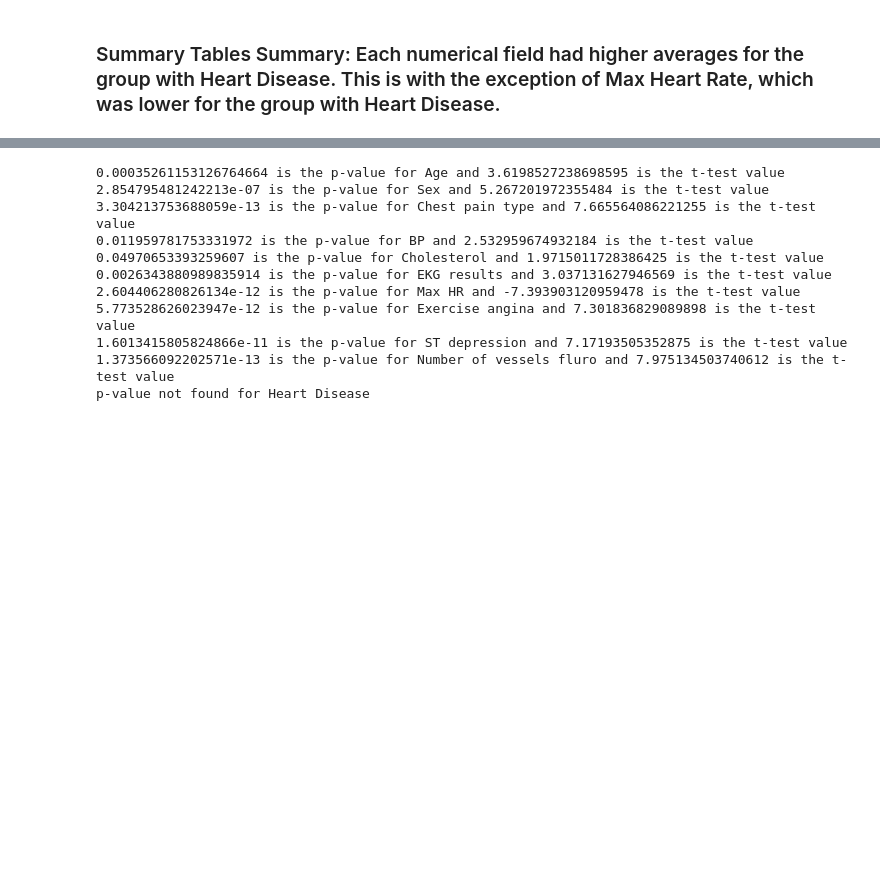
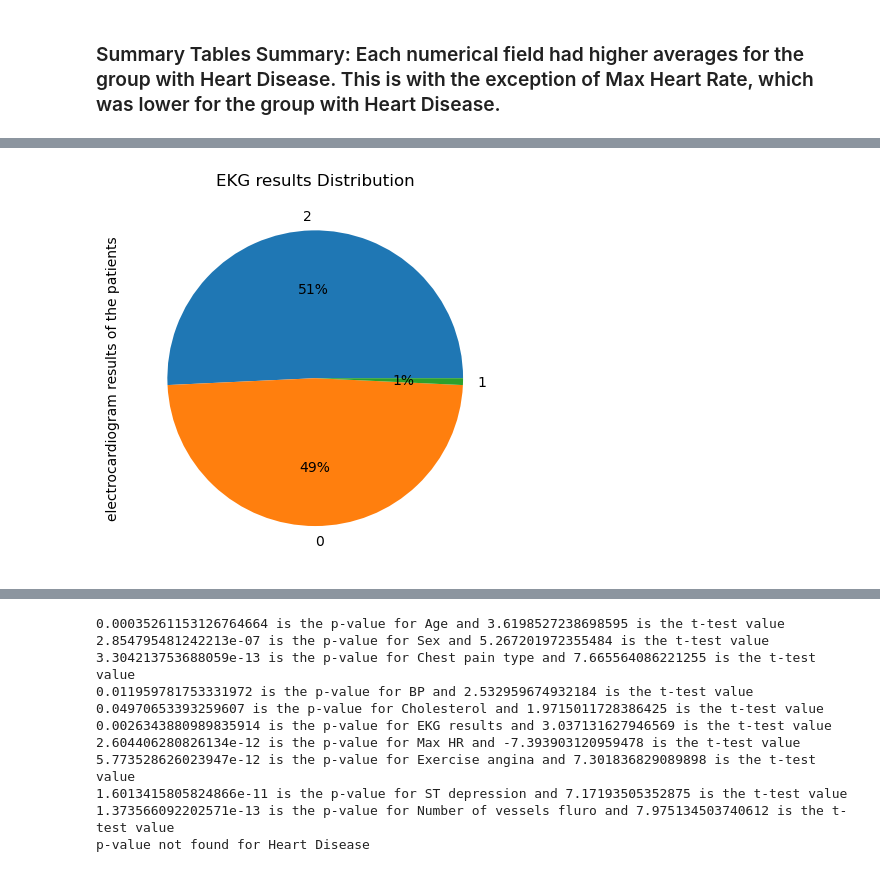
Before and after one commit to EmG3214/Project-1-Challenge, a Jupyter notebook: maincode.ipynb, the cells around one changed output, grey strips where cells are left out. Cells and saved outputs as stored; diff of their text form; code cells hidden in the pictures; blank space fills up the shorter version.

```diff
--- a/maincode.ipynb
+++ b/maincode.ipynb
@@ -173,0 +204,11 @@ sem            0.065389  0.117036
+# %%
+#ekg results distribution pie
+ekg_results_distribution = heart_data["EKG results"].value_counts()
+ekg_results = ["0","1","2"]
+ekg_results_distribution.plot(kind = "pie",ylabel="electrocardiogram results of the patients", autopct = "%1.0f%%")
+#display plot
+plt.title("EKG results Distribution")
+plt.show
+plt.savefig("Output/EKGpiechart.png")
+# %% [output]
+[figure, added]
```
Also changed, not shown: parts of 11 cells of this notebook, 10 other files.
